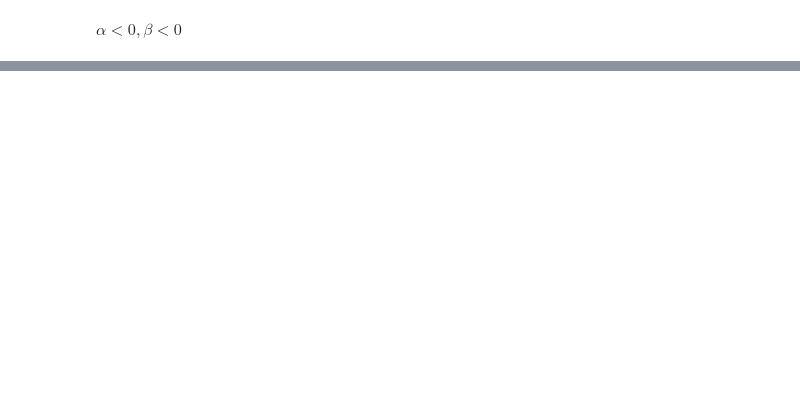
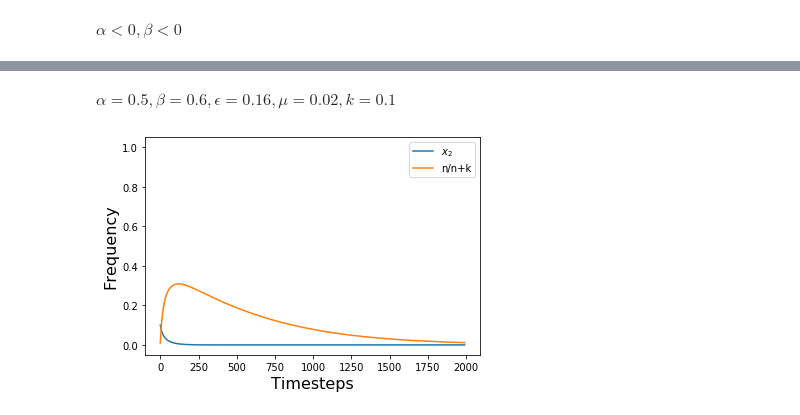
Before and after one commit to gyanezfeliu/dynamics_dormancy, a Jupyter notebook: Evolutionary dynamics of cancer dormancy.ipynb, the cells around one changed output, grey strips where cells are left out. Saved outputs shown, nothing was run; the diff lists cells and outputs as text; code cells hidden in the pictures; blank space fills up the shorter version.

```diff
--- a/Evolutionary dynamics of cancer dormancy.ipynb
+++ b/Evolutionary dynamics of cancer dormancy.ipynb
@@ -217,0 +238,20 @@ plt.show()
+# %%
+def f(k,n):
+    return n / (n+k)
+
+def x(x,alphan,betan,dt):
+    return (x*(1-x)*(-(alphan+betan)*x+alphan))*dt + x
+
+def n(n,x,eps,mu,dt):
+    return (eps*x - mu*n)*dt + n
+
+def Ms_func(alpha,beta):
+    return np.array([[0, -beta],
+                     [alpha, 0]])
+
+def Mn(f_n,Mh,Ms):
+    return (1-f_n)*Mh + f_n*Ms
+# %%
+def Mh_func(alpha,beta):
+    return np.array([[0, beta],
+                     [-alpha, 0]])
@@ -217,0 +299,34 @@ plt.show()
+# %% [markdown]
+$\alpha=0.5, \beta=0.6, \epsilon=0.16, \mu=0.02, k=0.1$
+# %%
+alpha = 0.5
+beta = 0.6
+eps = 0.16
+mu = 0.02
+k = 0.1
+
+dt = 0.1
+x20 = 0.1
+n0 = 0.001
+
+Mh, Ms = Mh_func(alpha,beta), Ms_func(alpha,beta)
+
+xs = [x20]
+ns = [n0]
+
+for t in np.arange(1, 200.0001, dt):
+    ns.append(n(ns[-1],xs[-1],eps,mu,dt))
+    M = Mn(f(k,ns[-1]), Mh, Ms)
+    alphan = M[1,0]
+    betan = M[0,1]
+    xs.append(x(xs[-1],alphan,betan,dt))
+
+plt.plot(xs, label='$x_2$')
+plt.plot(f(k,np.array(ns)), label='n/n+k')# label='$\frac{n}{k+n}$')
+plt.legend()
+plt.xlabel('Timesteps',fontsize=16)
+plt.ylabel('Frequency',fontsize=16)
+plt.ylim(-0.05,1.05)
+plt.show()
+# %% [output]
+[figure, added]
```
Also changed, not shown: parts of 95 cells of this notebook, 3 other files.
